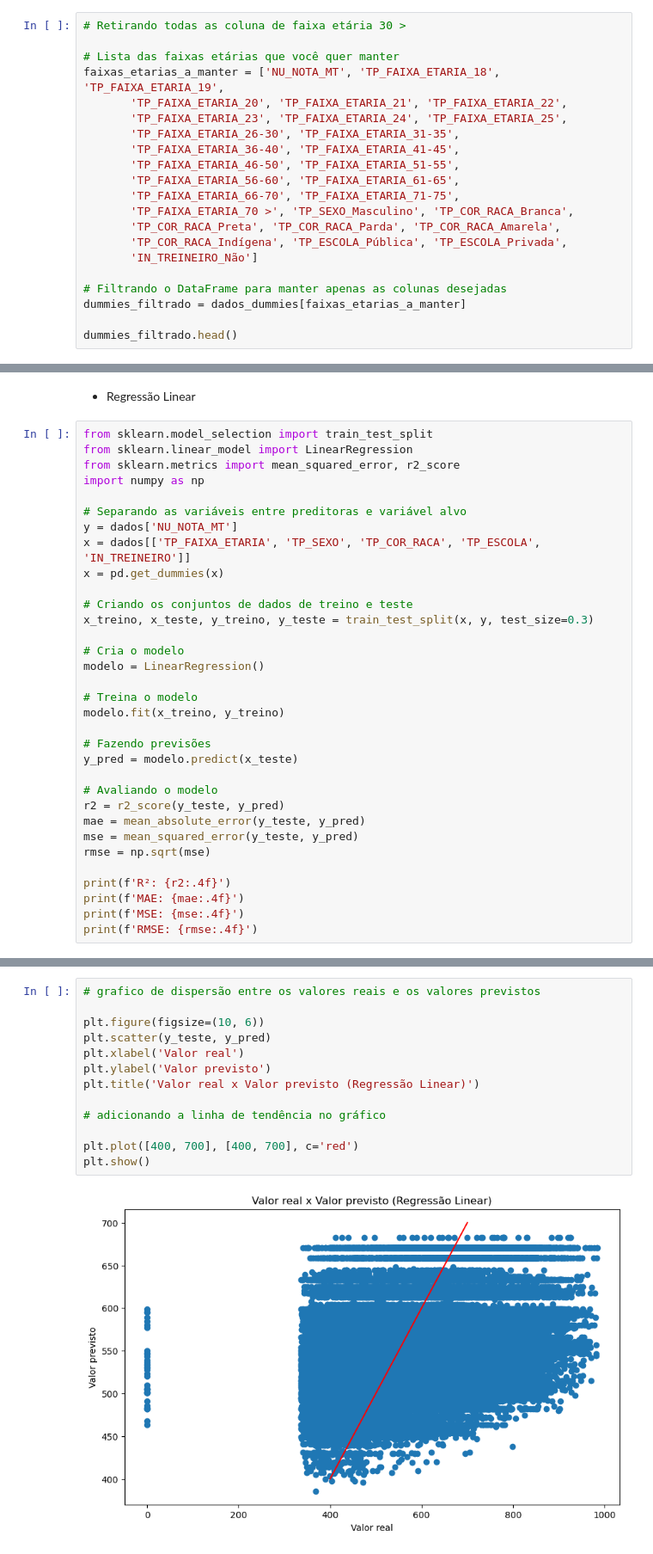
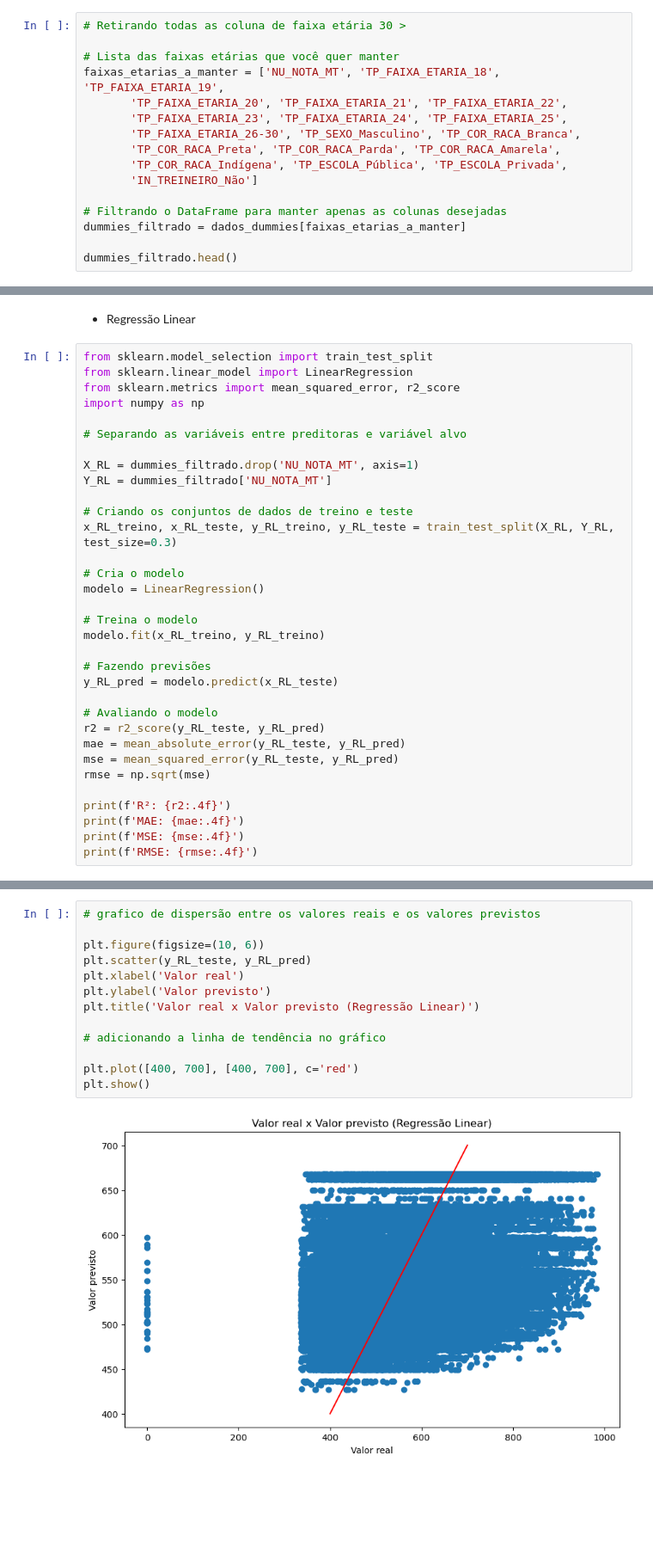
Before and after one commit to MateusMarinheiro18/Projeto-2-Ciencia-dos-Dados, a Jupyter notebook: principal.ipynb, the cells around one changed output, grey strips where cells are left out. Shown at 86% size. Saved outputs shown, nothing was run; the diff lists cells and outputs as text; blank space fills up the shorter version.

```diff
--- a/principal.ipynb
+++ b/principal.ipynb
@@ -381,12 +375,7 @@ Index(['NU_NOTA_MT', 'TP_FAIXA_ETARIA_18', 'TP_FAIXA_ETARIA_19',
 faixas_etarias_a_manter = ['NU_NOTA_MT', 'TP_FAIXA_ETARIA_18', 'TP_FAIXA_ETARIA_19',
        'TP_FAIXA_ETARIA_20', 'TP_FAIXA_ETARIA_21', 'TP_FAIXA_ETARIA_22',
        'TP_FAIXA_ETARIA_23', 'TP_FAIXA_ETARIA_24', 'TP_FAIXA_ETARIA_25',
-       'TP_FAIXA_ETARIA_26-30', 'TP_FAIXA_ETARIA_31-35',
-       'TP_FAIXA_ETARIA_36-40', 'TP_FAIXA_ETARIA_41-45',
-       'TP_FAIXA_ETARIA_46-50', 'TP_FAIXA_ETARIA_51-55',
-       'TP_FAIXA_ETARIA_56-60', 'TP_FAIXA_ETARIA_61-65',
-       'TP_FAIXA_ETARIA_66-70', 'TP_FAIXA_ETARIA_71-75',
-       'TP_FAIXA_ETARIA_70 >', 'TP_SEXO_Masculino', 'TP_COR_RACA_Branca',
+       'TP_FAIXA_ETARIA_26-30', 'TP_SEXO_Masculino', 'TP_COR_RACA_Branca',
        'TP_COR_RACA_Preta', 'TP_COR_RACA_Parda', 'TP_COR_RACA_Amarela',
        'TP_COR_RACA_Indígena', 'TP_ESCOLA_Pública', 'TP_ESCOLA_Privada',
        'IN_TREINEIRO_Não']
@@ -605,26 +633,26 @@ from sklearn.metrics import mean_squared_error, r2_score
 import numpy as np
 
 # Separando as variáveis entre preditoras e variável alvo
-y = dados['NU_NOTA_MT']
-x = dados[['TP_FAIXA_ETARIA', 'TP_SEXO', 'TP_COR_RACA', 'TP_ESCOLA', 'IN_TREINEIRO']]
-x = pd.get_dummies(x)
+
+X_RL = dummies_filtrado.drop('NU_NOTA_MT', axis=1)
+Y_RL = dummies_filtrado['NU_NOTA_MT']
 
 # Criando os conjuntos de dados de treino e teste
-x_treino, x_teste, y_treino, y_teste = train_test_split(x, y, test_size=0.3)
+x_RL_treino, x_RL_teste, y_RL_treino, y_RL_teste = train_test_split(X_RL, Y_RL, test_size=0.3)
 
 # Cria o modelo
 modelo = LinearRegression()
 
 # Treina o modelo
-modelo.fit(x_treino, y_treino)
+modelo.fit(x_RL_treino, y_RL_treino)
 
 # Fazendo previsões
-y_pred = modelo.predict(x_teste)
+y_RL_pred = modelo.predict(x_RL_teste)
 
 # Avaliando o modelo
-r2 = r2_score(y_teste, y_pred)
-mae = mean_absolute_error(y_teste, y_pred)
-mse = mean_squared_error(y_teste, y_pred)
+r2 = r2_score(y_RL_teste, y_RL_pred)
+mae = mean_absolute_error(y_RL_teste, y_RL_pred)
+mse = mean_squared_error(y_RL_teste, y_RL_pred)
 rmse = np.sqrt(mse)
 
 print(f'R²: {r2:.4f}')
@@ -639,18 +667,18 @@ RMSE: 105.8455
 # %%
 # grafico de dispersão entre os valores reais e os valores previstos
 
 plt.figure(figsize=(10, 6))
-plt.scatter(y_teste, y_pred)
+plt.scatter(y_RL_teste, y_RL_pred)
 plt.xlabel('Valor real')
 plt.ylabel('Valor previsto')
 plt.title('Valor real x Valor previsto (Regressão Linear)')
 
 # adicionando a linha de tendência no gráfico
 
 plt.plot([400, 700], [400, 700], c='red')
 plt.show()
 # %% [output]
-[figure, old version]
+[figure, new version]
 # %% [markdown]
 ## Referências:
 
```
Also changed, not shown: parts of 22 cells of this notebook.
